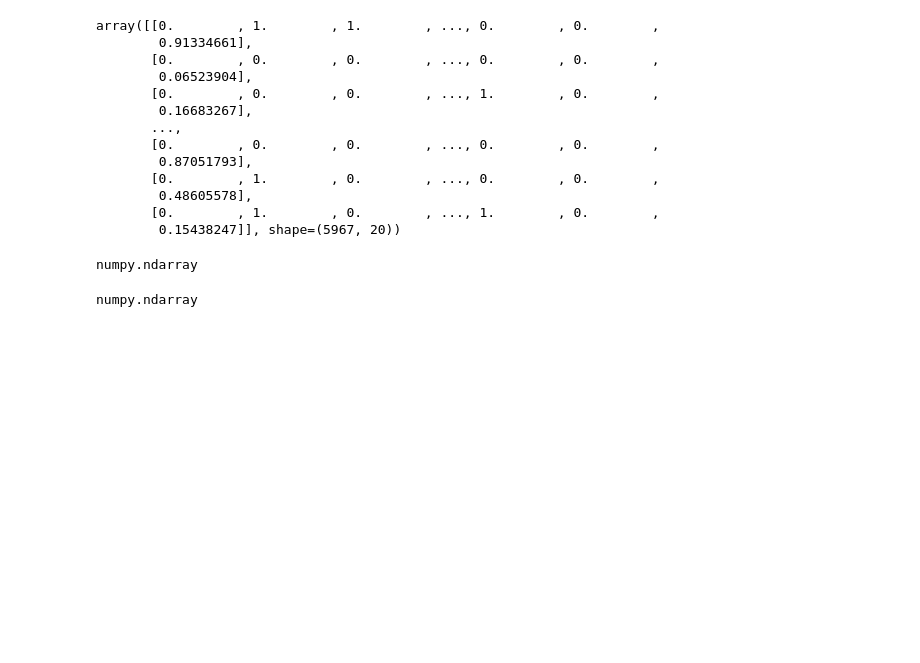
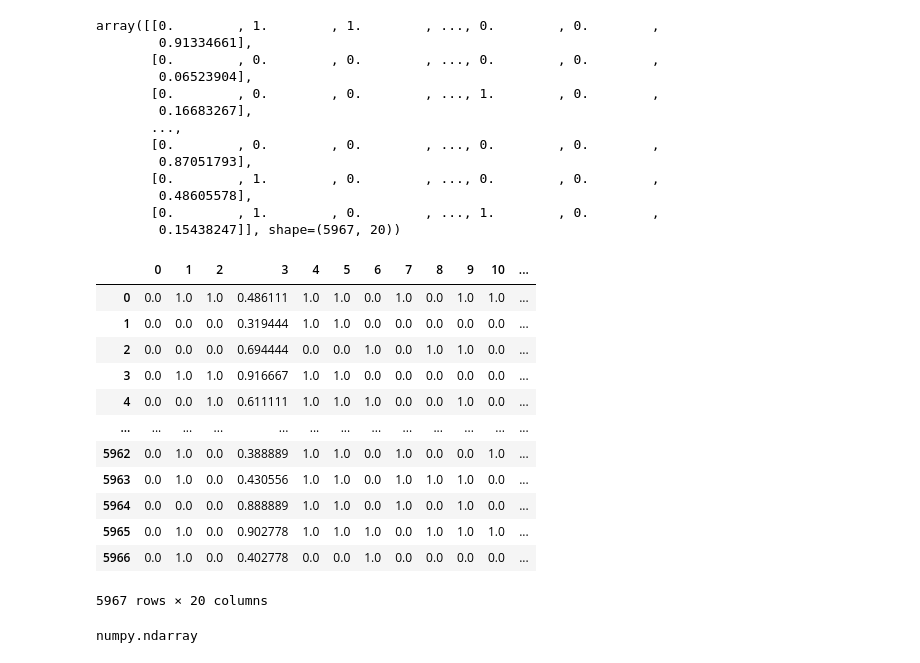
Before and after one commit to Desmond2030/Proyecto_Abandono_Clientes, a Jupyter notebook: notebooks/3_Particiones.ipynb, the cells around one changed output. Saved outputs shown, nothing was run; the diff lists cells and outputs as text; code cells hidden in the pictures; blank space fills up the shorter version.

```diff
--- a/notebooks/3_Particiones.ipynb
+++ b/notebooks/3_Particiones.ipynb
@@ -158,8 +150,8 @@ y_test.shape
 # %%
 scaler = MinMaxScaler()
 # %%
-X_train_scaled= scaler.fit_transform(X_train)
-X_test_scaled= scaler.transform(X_test)
+X_train_scaled= procesador.scaler.fit_transform(X_train)
+X_test_scaled= procesador.scaler.transform(X_test)
 # %%
 X_train_scaled
 # %% [output]
@@ -177,9 +169,21 @@ array([[0.        , 1.        , 1.        , ..., 0.        , 0.        ,
        [0.        , 1.        , 0.        , ..., 1.        , 0.        ,
         0.15438247]], shape=(5967, 20))
 # %%
-type(X_train_scaled)
+pd.DataFrame(X_train_scaled)
 # %% [output]
+|  | 0 | 1 | 2 | 3 | 4 | 5 | 6 | 7 | 8 | 9 | 10 | ... |
+| 0 | 0.0 | 1.0 | 1.0 | 0.486111 | 1.0 | 1.0 | 0.0 | 1.0 | 0.0 | 1.0 | 1.0 | ... |
+| 1 | 0.0 | 0.0 | 0.0 | 0.319444 | 1.0 | 1.0 | 0.0 | 0.0 | 0.0 | 0.0 | 0.0 | ... |
+| 2 | 0.0 | 0.0 | 0.0 | 0.694444 | 0.0 | 0.0 | 1.0 | 0.0 | 1.0 | 1.0 | 0.0 | ... |
+| 3 | 0.0 | 1.0 | 1.0 | 0.916667 | 1.0 | 1.0 | 0.0 | 0.0 | 0.0 | 0.0 | 0.0 | ... |
+| 4 | 0.0 | 0.0 | 1.0 | 0.611111 | 1.0 | 1.0 | 1.0 | 0.0 | 0.0 | 1.0 | 0.0 | ... |
+| ... | ... | ... | ... | ... | ... | ... | ... | ... | ... | ... | ... | ... |
+| 5962 | 0.0 | 1.0 | 0.0 | 0.388889 | 1.0 | 1.0 | 0.0 | 1.0 | 0.0 | 0.0 | 1.0 | ... |
+| 5963 | 0.0 | 1.0 | 0.0 | 0.430556 | 1.0 | 1.0 | 0.0 | 1.0 | 1.0 | 1.0 | 0.0 | ... |
+| 5964 | 0.0 | 0.0 | 0.0 | 0.888889 | 1.0 | 1.0 | 0.0 | 1.0 | 0.0 | 1.0 | 0.0 | ... |
+| 5965 | 0.0 | 1.0 | 0.0 | 0.902778 | 1.0 | 1.0 | 1.0 | 0.0 | 1.0 | 1.0 | 1.0 | ... |
+| 5966 | 0.0 | 1.0 | 0.0 | 0.402778 | 0.0 | 0.0 | 1.0 | 0.0 | 0.0 | 0.0 | 0.0 | ... |
-numpy.ndarray
+5967 rows × 20 columns
 # %%
 type(X_test_scaled)
 # %% [output]
```
Also changed, not shown: parts of 4 cells of this notebook, 8 other files.
